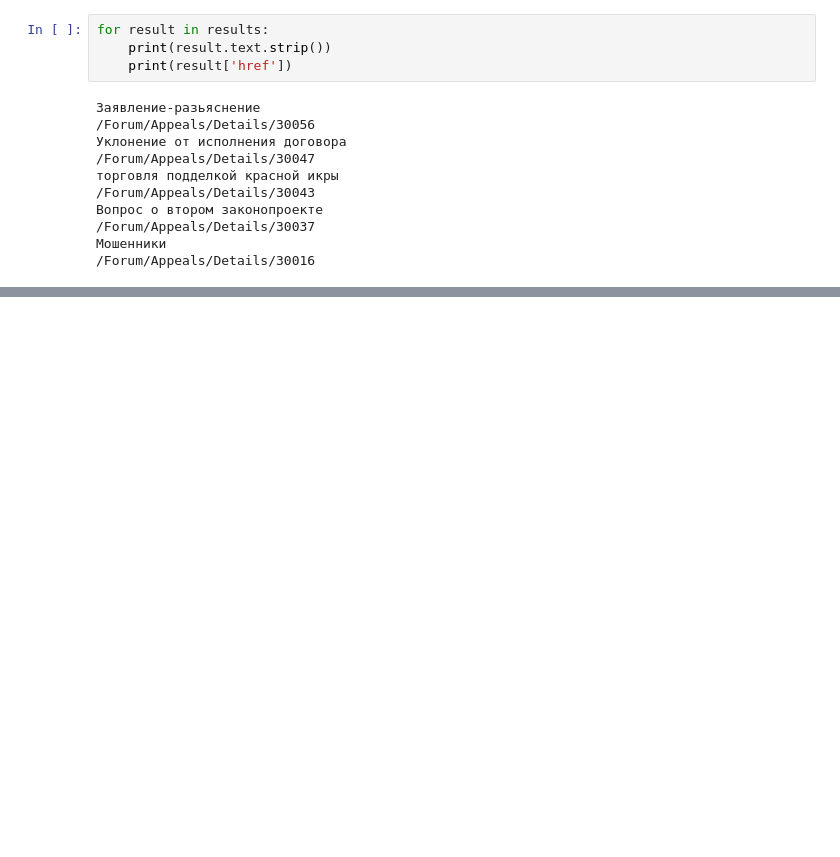
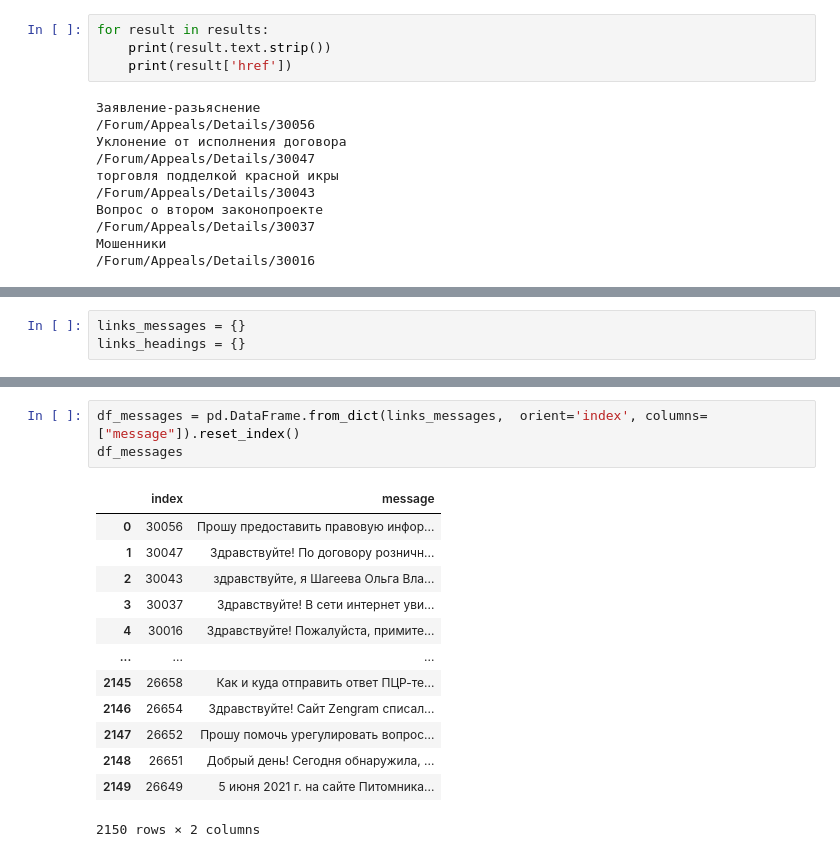
Before and after one commit to vvseva/nlp_tg_bot, a Jupyter notebook: hw2/grab-data.ipynb, the cells around one changed output, grey strips where cells are left out. Cells and saved outputs as stored; diff of their text form; blank space fills up the shorter version.

```diff
--- a/hw2/grab-data.ipynb
+++ b/hw2/grab-data.ipynb
@@ -105,0 +80,3 @@ driver.close()
+# %%
+links_messages = {}
+links_headings = {}
@@ -105,0 +115,17 @@ driver.close()
+# %%
+df_messages = pd.DataFrame.from_dict(links_messages,  orient='index', columns=["message"]).reset_index()
+df_messages
+# %% [output]
+|  | index | message |
+| 0 | 30056 | Прошу предоставить правовую инфор... |
+| 1 | 30047 | Здравствуйте! По договору розничн... |
+| 2 | 30043 | здравствуйте, я Шагеева Ольга Вла... |
+| 3 | 30037 | Здравствуйте! В сети интернет уви... |
+| 4 | 30016 | Здравствуйте! Пожалуйста, примите... |
+| ... | ... | ... |
+| 2145 | 26658 | Как и куда отправить ответ ПЦР-те... |
+| 2146 | 26654 | Здравствуйте! Сайт Zengram списал... |
+| 2147 | 26652 | Прошу помочь урегулировать вопрос... |
+| 2148 | 26651 | Добрый день! Сегодня обнаружила, ... |
+| 2149 | 26649 | 5 июня 2021 г. на сайте Питомника... |
+2150 rows × 2 columns
```
Also changed, not shown: parts of 23 cells of this notebook, 1 other file.
